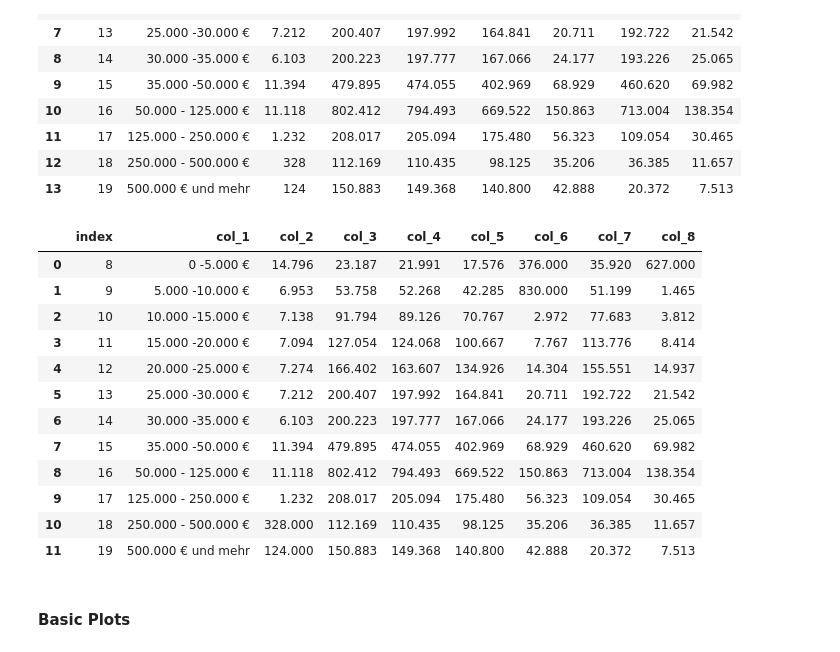
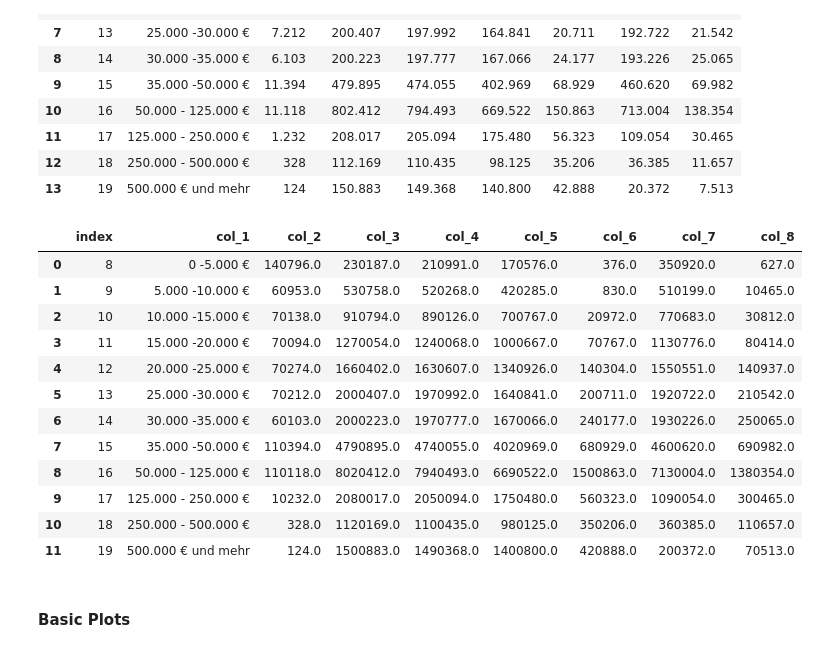
Before and after one commit to vdmitriyev/data-analysis-notebooks, a Jupyter notebook: data-in-pdf-tables/pdf-tables-converter-and-analysis.ipynb, the cells around one changed output. Drawn from its saved outputs; the diff is of its cells as text; code cells hidden in the pictures.

```diff
--- a/data-in-pdf-tables/pdf-tables-converter-and-analysis.ipynb
+++ b/data-in-pdf-tables/pdf-tables-converter-and-analysis.ipynb
@@ -236,31 +236,41 @@ df_pdf
 | 12 | 18 | 250.000 - 500.000 € | 328 | 112.169 | 110.435 | 98.125 | 35.206 | 36.385 | 11.657 |
 | 13 | 19 | 500.000 € und mehr | 124 | 150.883 | 149.368 | 140.800 | 42.888 | 20.372 | 7.513 |
 # %%
+def custom_replace(df, column):
+    df[column] = df[column].astype(str)   # <- to let conversion to srt happen
+    df[column] = df[column].apply(lambda x: x.replace('NaN', '0'))
+    df[column] = df[column].apply(lambda x: x.replace('-', '0'))
+    df[column] = df[column].apply(lambda x: x.replace('•', '0'))
+    df[column] = df[column].apply(lambda x: x.replace('.', '0'))
+    df[column] = df[column].apply(lambda x: x.replace(',', '.'))
+    df[column] = df[column].astype(float) # <- to let conversion happen once
+
 # remove top columns
 df_income = df_pdf.drop([0,1])
 df_income = df_income.reset_index()
 df_income = df_income.drop(columns = ['level_0'])
 
 # conver columns into float
 df_columns = ['col_2','col_3','col_4','col_5','col_6','col_7','col_8']
 for col in df_columns:
-    df_income[col] = df_income[col].astype(float)
+    custom_replace(df_income, col)
+    #df_income[col] = df_income[col].astype(float)
 
 df_income
 # %% [output]
 |  | index | col_1 | col_2 | col_3 | col_4 | col_5 | col_6 | col_7 | col_8 |
-| 0 | 8 | 0 -5.000 € | 14.796 | 23.187 | 21.991 | 17.576 | 376.000 | 35.920 | 627.000 |
-| 1 | 9 | 5.000 -10.000 € | 6.953 | 53.758 | 52.268 | 42.285 | 830.000 | 51.199 | 1.465 |
-| 2 | 10 | 10.000 -15.000 € | 7.138 | 91.794 | 89.126 | 70.767 | 2.972 | 77.683 | 3.812 |
-| 3 | 11 | 15.000 -20.000 € | 7.094 | 127.054 | 124.068 | 100.667 | 7.767 | 113.776 | 8.414 |
-| 4 | 12 | 20.000 -25.000 € | 7.274 | 166.402 | 163.607 | 134.926 | 14.304 | 155.551 | 14.937 |
-| 5 | 13 | 25.000 -30.000 € | 7.212 | 200.407 | 197.992 | 164.841 | 20.711 | 192.722 | 21.542 |
-| 6 | 14 | 30.000 -35.000 € | 6.103 | 200.223 | 197.777 | 167.066 | 24.177 | 193.226 | 25.065 |
-| 7 | 15 | 35.000 -50.000 € | 11.394 | 479.895 | 474.055 | 402.969 | 68.929 | 460.620 | 69.982 |
-| 8 | 16 | 50.000 - 125.000 € | 11.118 | 802.412 | 794.493 | 669.522 | 150.863 | 713.004 | 138.354 |
-| 9 | 17 | 125.000 - 250.000 € | 1.232 | 208.017 | 205.094 | 175.480 | 56.323 | 109.054 | 30.465 |
-| 10 | 18 | 250.000 - 500.000 € | 328.000 | 112.169 | 110.435 | 98.125 | 35.206 | 36.385 | 11.657 |
-| 11 | 19 | 500.000 € und mehr | 124.000 | 150.883 | 149.368 | 140.800 | 42.888 | 20.372 | 7.513 |
+| 0 | 8 | 0 -5.000 € | 140796.0 | 230187.0 | 210991.0 | 170576.0 | 376.0 | 350920.0 | 627.0 |
+| 1 | 9 | 5.000 -10.000 € | 60953.0 | 530758.0 | 520268.0 | 420285.0 | 830.0 | 510199.0 | 10465.0 |
+| 2 | 10 | 10.000 -15.000 € | 70138.0 | 910794.0 | 890126.0 | 700767.0 | 20972.0 | 770683.0 | 30812.0 |
+| 3 | 11 | 15.000 -20.000 € | 70094.0 | 1270054.0 | 1240068.0 | 1000667.0 | 70767.0 | 1130776.0 | 80414.0 |
+| 4 | 12 | 20.000 -25.000 € | 70274.0 | 1660402.0 | 1630607.0 | 1340926.0 | 140304.0 | 1550551.0 | 140937.0 |
+| 5 | 13 | 25.000 -30.000 € | 70212.0 | 2000407.0 | 1970992.0 | 1640841.0 | 200711.0 | 1920722.0 | 210542.0 |
+| 6 | 14 | 30.000 -35.000 € | 60103.0 | 2000223.0 | 1970777.0 | 1670066.0 | 240177.0 | 1930226.0 | 250065.0 |
+| 7 | 15 | 35.000 -50.000 € | 110394.0 | 4790895.0 | 4740055.0 | 4020969.0 | 680929.0 | 4600620.0 | 690982.0 |
+| 8 | 16 | 50.000 - 125.000 € | 110118.0 | 8020412.0 | 7940493.0 | 6690522.0 | 1500863.0 | 7130004.0 | 1380354.0 |
+| 9 | 17 | 125.000 - 250.000 € | 10232.0 | 2080017.0 | 2050094.0 | 1750480.0 | 560323.0 | 1090054.0 | 300465.0 |
+| 10 | 18 | 250.000 - 500.000 € | 328.0 | 1120169.0 | 1100435.0 | 980125.0 | 350206.0 | 360385.0 | 110657.0 |
+| 11 | 19 | 500.000 € und mehr | 124.0 | 1500883.0 | 1490368.0 | 1400800.0 | 420888.0 | 200372.0 | 70513.0 |
 # %% [markdown]
 #### Basic Plots
 # %%
```
Also changed, not shown: parts of 3 cells of this notebook.
